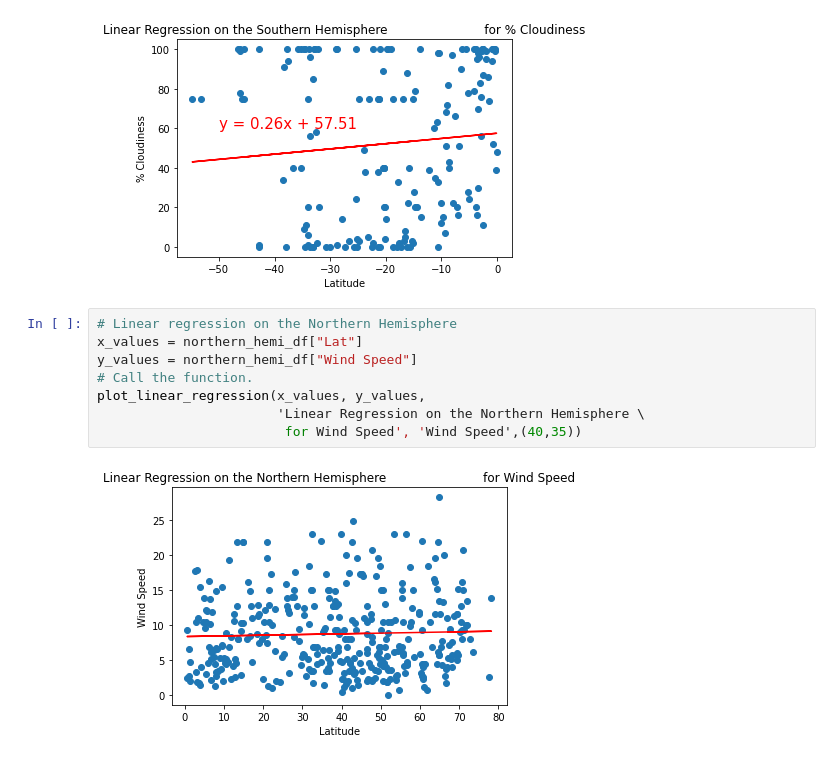
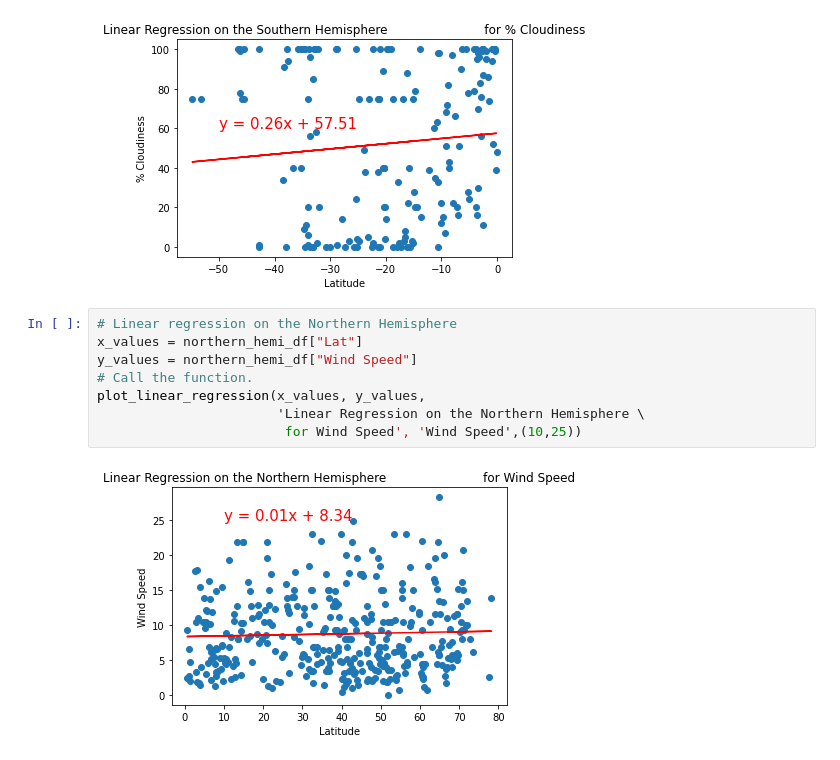
Before and after one commit to annietresca/World_Weather_Analysis, a Jupyter notebook: WeatherPy.ipynb, the cells around one changed output. Saved outputs shown, nothing was run; the diff lists cells and outputs as text.

```diff
--- a/WeatherPy.ipynb
+++ b/WeatherPy.ipynb
@@ -422,10 +422,10 @@ plot_linear_regression(x_values, y_values,
 # %%
 # Linear regression on the Northern Hemisphere
 x_values = northern_hemi_df["Lat"]
 y_values = northern_hemi_df["Wind Speed"]
 # Call the function.
 plot_linear_regression(x_values, y_values,
                        'Linear Regression on the Northern Hemisphere \
-                        for Wind Speed', 'Wind Speed',(40,35))
+                        for Wind Speed', 'Wind Speed',(10,25))
 # %% [output]
-[figure, old version]
+[figure, new version]
```
Also changed, not shown: parts of 1 cell of this notebook, 1 other file.
